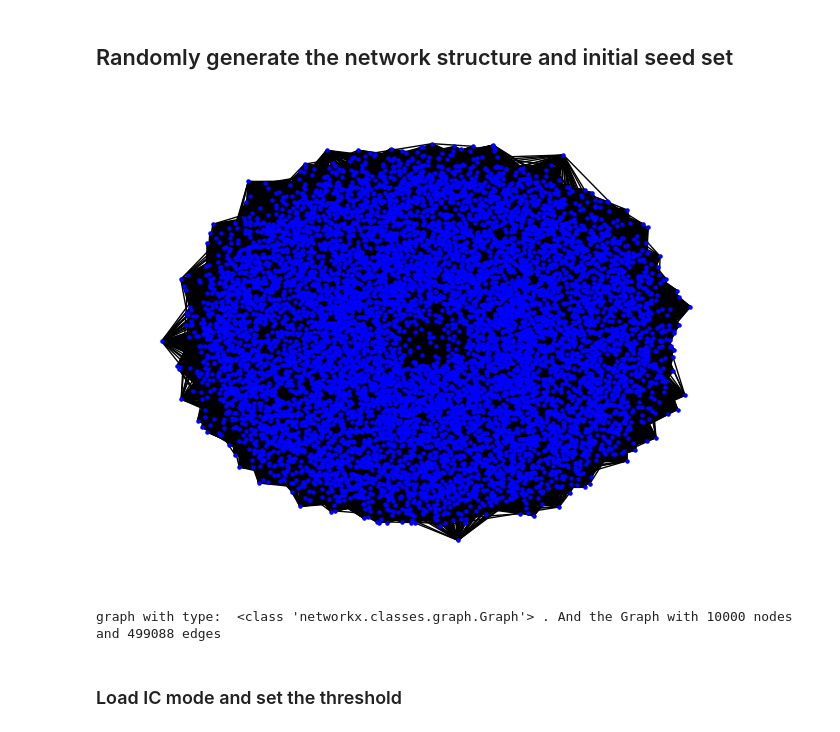
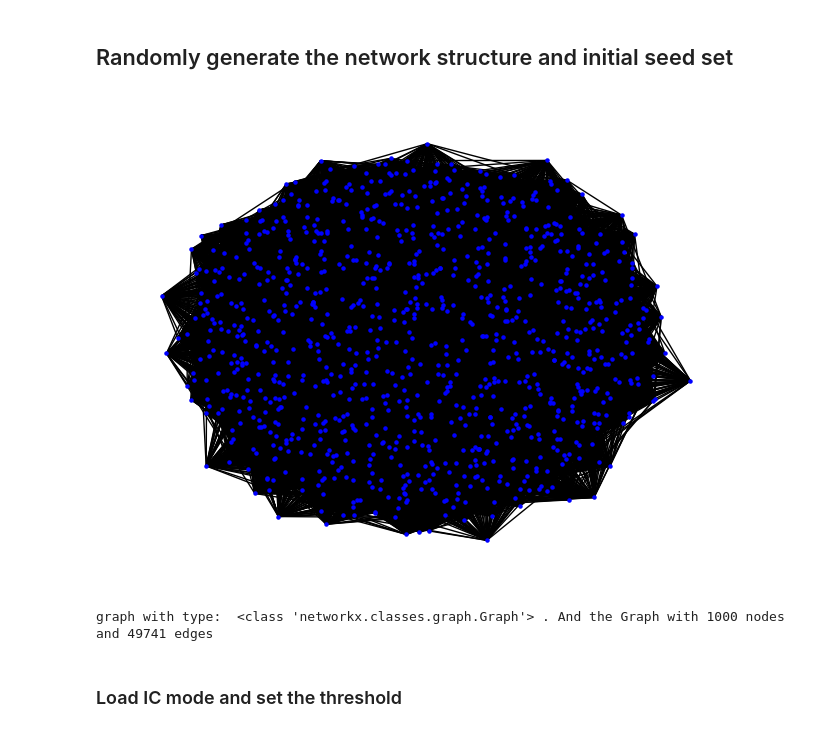
Before and after one commit to JaneZhang1201/ProjectMSc, a Jupyter notebook: IC.ipynb, the cells around one changed output. Drawn from its saved outputs; the diff is of its cells as text; code cells hidden in the pictures.

```diff
--- a/IC.ipynb
+++ b/IC.ipynb
@@ -8,15 +8,15 @@ import random
 ## Randomly generate the network structure and initial seed set
 # %%
 # Network topology
-g = nx.erdos_renyi_graph(10000, 0.01)
+g = nx.erdos_renyi_graph(1000, 0.1)
 pos = nx.spring_layout(g)
 nx.draw(g, pos, node_color='blue', node_size=5)
 # %% [output]
-[figure, old version]
+[figure, new version]
 # %%
 print("graph with type: ", type(g), ". And the", g)
 # %% [output]
-graph with type:  <class 'networkx.classes.graph.Graph'> . And the Graph with 10000 nodes and 499088 edges
+graph with type:  <class 'networkx.classes.graph.Graph'> . And the Graph with 1000 nodes and 49741 edges
 # %% [markdown]
 ### Load IC mode and set the threshold
 # %%
```
Also changed, not shown: parts of 3 cells of this notebook, 1 other file.
